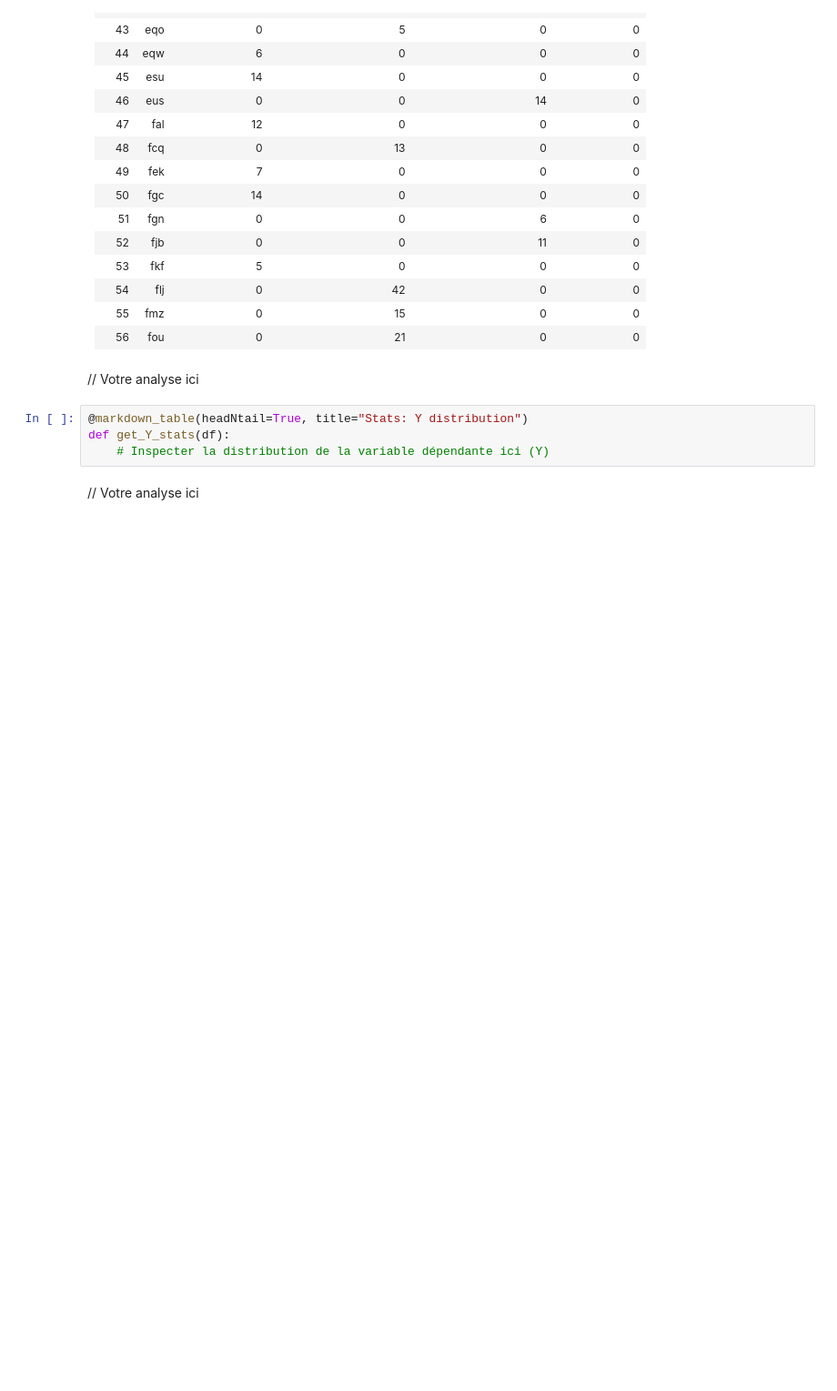
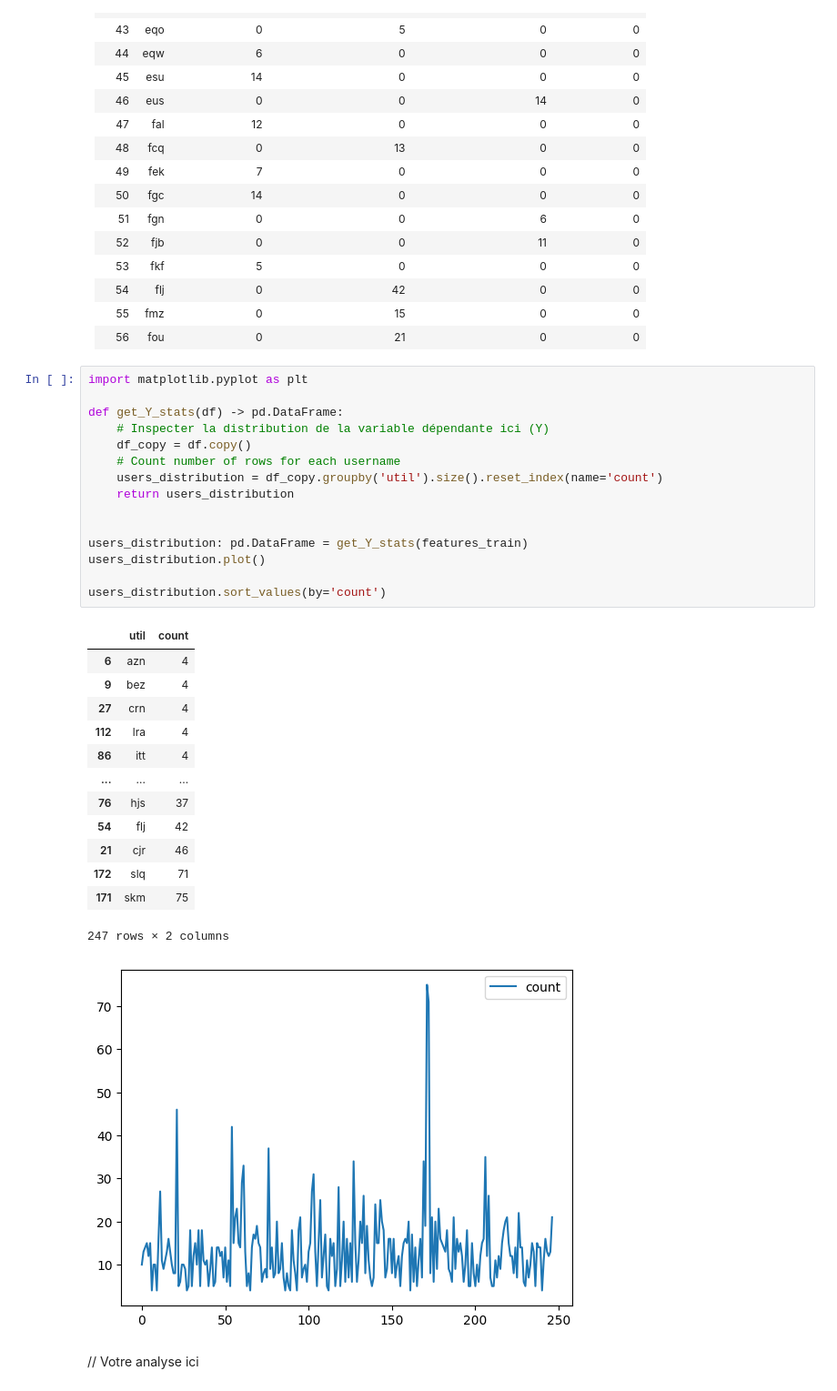
Before and after one commit to hazechatos/app-traces-analysis, a Jupyter notebook: BE_CS1.ipynb, the cells around one changed output. Shown at 91% size. Drawn from its saved outputs; the diff is of its cells as text; blank space fills up the shorter version.

Commit message:
doc: add data analysis to show class imbalance

```diff
--- a/BE_CS1.ipynb
+++ b/BE_CS1.ipynb
@@ -307,12 +307,36 @@ browsers_per_player(features_train)
 |54| flj| 0| 42| 0| 0|
 |55| fmz| 0| 15| 0| 0|
 |56| fou| 0| 21| 0| 0|
-# %% [markdown]
-// Votre analyse ici
 # %%
-@markdown_table(headNtail=True, title="Stats: Y distribution")
-def get_Y_stats(df):
+import matplotlib.pyplot as plt
+
+def get_Y_stats(df) -> pd.DataFrame:
     # Inspecter la distribution de la variable dépendante ici (Y)
+    df_copy = df.copy()
+    # Count number of rows for each username
+    users_distribution = df_copy.groupby('util').size().reset_index(name='count')
+    return users_distribution
+
+
+users_distribution: pd.DataFrame = get_Y_stats(features_train)
+users_distribution.plot()
+
+users_distribution.sort_values(by='count')
+# %% [output]
+|  | util | count |
+| 6 | azn | 4 |
+| 9 | bez | 4 |
+| 27 | crn | 4 |
+| 112 | lra | 4 |
+| 86 | itt | 4 |
+| ... | ... | ... |
+| 76 | hjs | 37 |
+| 54 | flj | 42 |
+| 21 | cjr | 46 |
+| 172 | slq | 71 |
+| 171 | skm | 75 |
+247 rows × 2 columns
+[figure, added]
 # %% [markdown]
 // Votre analyse ici
 # %% [markdown]
```
Also changed, not shown: parts of 1 cell of this notebook.
